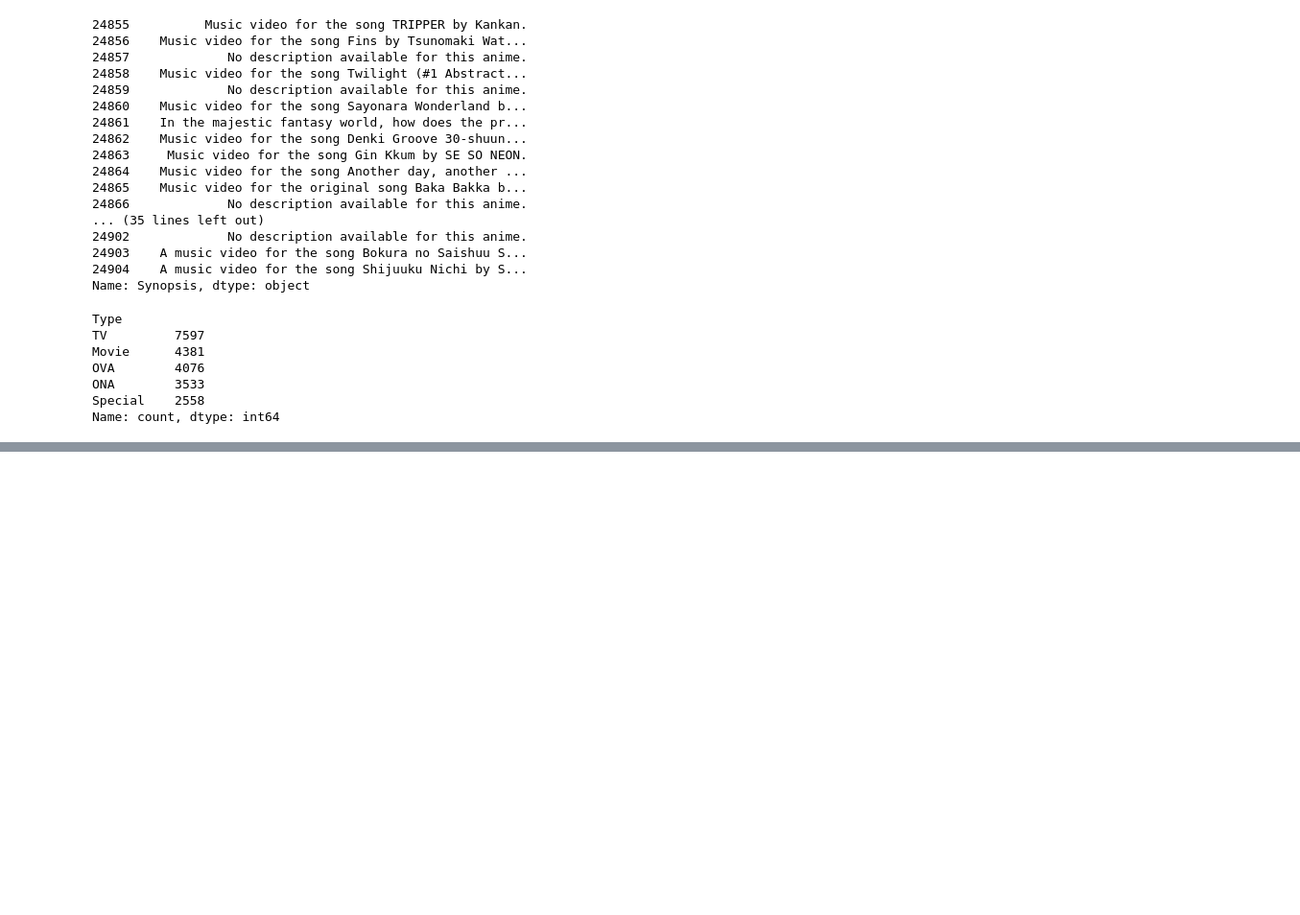
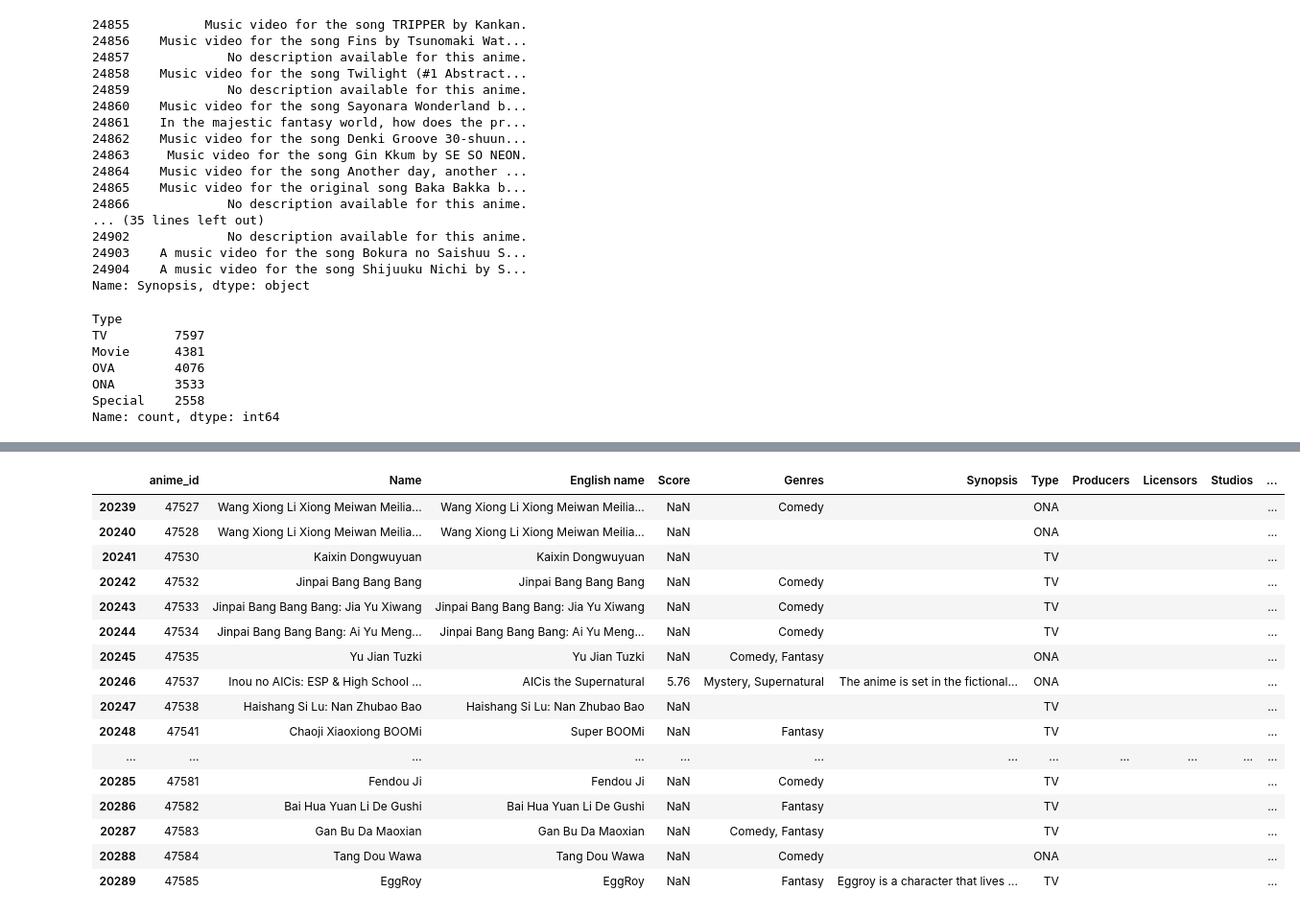
Before and after one commit to rp1177/AnimeRecommendation, a Jupyter notebook: AnimeRecSystem.ipynb, the cells around one changed output, grey strips where cells are left out. Shown at 96% size. Saved outputs shown, nothing was run; the diff lists cells and outputs as text; code cells hidden in the pictures; blank space fills up the shorter version.

```diff
--- a/AnimeRecSystem.ipynb
+++ b/AnimeRecSystem.ipynb
@@ -87,6 +89,17 @@ Index(['anime_id', 'Name', 'English name', 'Other name', 'Score', 'Genres',
        'Producers', 'Licensors', 'Studios', 'Source', 'Duration', 'Rating',
        'Rank', 'Popularity', 'Favorites', 'Scored By', 'Members', 'Image URL'],
       dtype='object')
+# %%
+#Convert Score, Scored by, Favorites into int and floats:
+
+animedf['Score'] = animedf['Score'].replace(to_replace='UNKNOWN', value=None)
+animedf['Score'] = animedf['Score'].astype(float)
+
+animedf['Scored By'] = animedf['Scored By'].replace(to_replace='UNKNOWN', value=None)
+animedf['Scored By'] = animedf['Scored By'].astype(float)
+
+
+animedf['Favorites'] = animedf['Favorites'].astype(int)
 # %%
 animedf['Type'] #type columns indicates if its a movie or tv show.
 # %% [output]
@@ -253,0 +284,20 @@ animedf_clean['Tags'] = tags
+# %%
+animedf_clean[17222:18726].tail(50) #review the range of indices by splicing.
+# %% [output]
+|  | anime_id | Name | English name | Score | Genres | Synopsis | Type | Producers | Licensors | Studios | ... |
+| 20239 | 47527 | Wang Xiong Li Xiong Meiwan Meilia... | Wang Xiong Li Xiong Meiwan Meilia... | NaN | Comedy |  | ONA |  |  |  | ... |
+| 20240 | 47528 | Wang Xiong Li Xiong Meiwan Meilia... | Wang Xiong Li Xiong Meiwan Meilia... | NaN |  |  | ONA |  |  |  | ... |
+| 20241 | 47530 | Kaixin Dongwuyuan | Kaixin Dongwuyuan | NaN |  |  | TV |  |  |  | ... |
+| 20242 | 47532 | Jinpai Bang Bang Bang | Jinpai Bang Bang Bang | NaN | Comedy |  | TV |  |  |  | ... |
+| 20243 | 47533 | Jinpai Bang Bang Bang: Jia Yu Xiwang | Jinpai Bang Bang Bang: Jia Yu Xiwang | NaN | Comedy |  | TV |  |  |  | ... |
+| 20244 | 47534 | Jinpai Bang Bang Bang: Ai Yu Meng... | Jinpai Bang Bang Bang: Ai Yu Meng... | NaN | Comedy |  | TV |  |  |  | ... |
+| 20245 | 47535 | Yu Jian Tuzki | Yu Jian Tuzki | NaN | Comedy, Fantasy |  | ONA |  |  |  | ... |
+| 20246 | 47537 | Inou no AICis: ESP & High School ... | AICis the Supernatural | 5.76 | Mystery, Supernatural | The anime is set in the fictional... | ONA |  |  |  | ... |
+| 20247 | 47538 | Haishang Si Lu: Nan Zhubao Bao | Haishang Si Lu: Nan Zhubao Bao | NaN |  |  | TV |  |  |  | ... |
+| 20248 | 47541 | Chaoji Xiaoxiong BOOMi | Super BOOMi | NaN | Fantasy |  | TV |  |  |  | ... |
+| ... | ... | ... | ... | ... | ... | ... | ... | ... | ... | ... | ... |
+| 20285 | 47581 | Fendou Ji | Fendou Ji | NaN | Comedy |  | TV |  |  |  | ... |
+| 20286 | 47582 | Bai Hua Yuan Li De Gushi | Bai Hua Yuan Li De Gushi | NaN | Fantasy |  | TV |  |  |  | ... |
+| 20287 | 47583 | Gan Bu Da Maoxian | Gan Bu Da Maoxian | NaN | Comedy, Fantasy |  | TV |  |  |  | ... |
+| 20288 | 47584 | Tang Dou Wawa | Tang Dou Wawa | NaN | Comedy |  | ONA |  |  |  | ... |
+| 20289 | 47585 | EggRoy | EggRoy | NaN | Fantasy | Eggroy is a character that lives ... | TV |  |  |  | ... |
```
Also changed, not shown: parts of 47 cells of this notebook.
